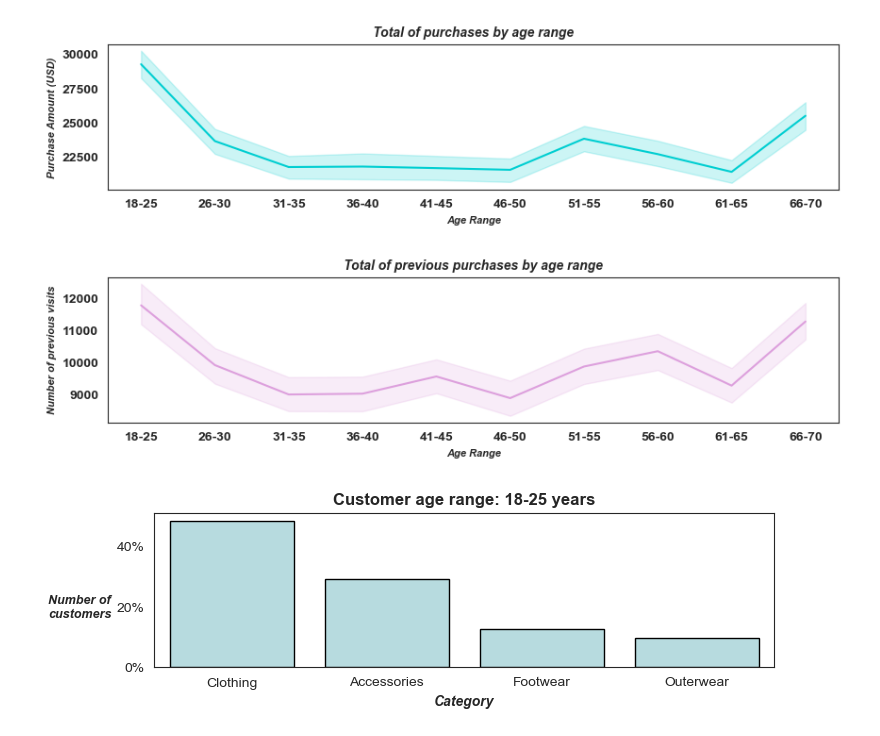
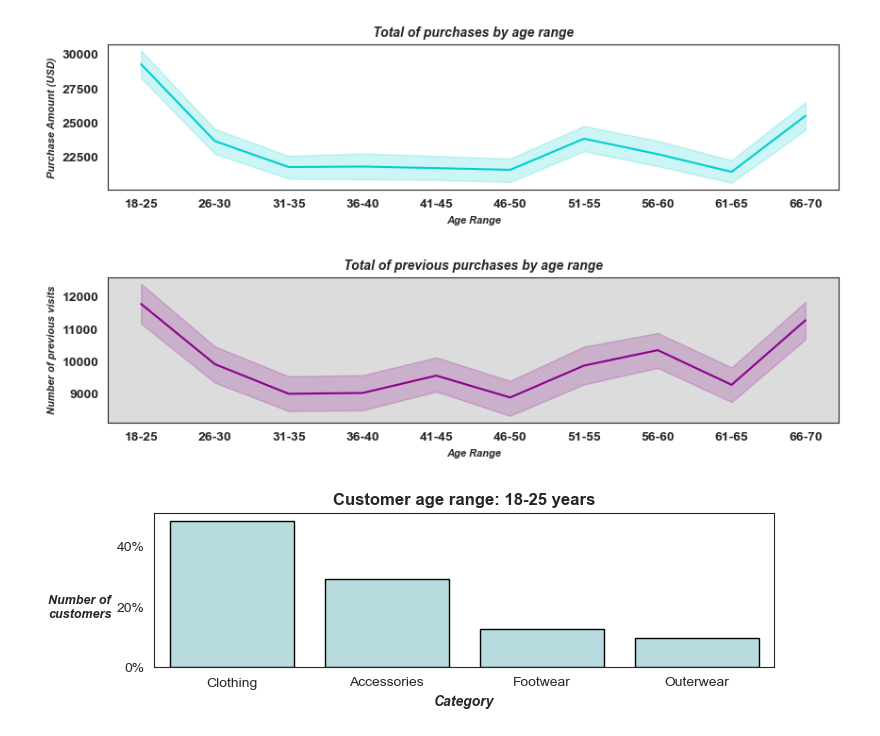
Before and after one commit to molly777yllom/DataDive3_DATA3500, a Jupyter notebook: shopping_trends.ipynb, the cells around one changed output. Drawn from its saved outputs; the diff is of its cells as text; code cells hidden in the pictures.

```diff
--- a/shopping_trends.ipynb
+++ b/shopping_trends.ipynb
@@ -474,20 +474,20 @@ for label in ax.get_yticklabels():
 # %%
 # Plot: Total of previous visits for different age ranges
 f, ax = plt.subplots(figsize=(10, 2))
 plt.subplots_adjust(hspace=0.3, wspace=0.5)
 sns.set_style('white')
-sns.lineplot(x="Age Range", y='Previous Purchases', data=shopping, color='plum', ax=ax, estimator=np.sum)
+sns.lineplot(x="Age Range", y='Previous Purchases', data=shopping, color='darkmagenta', ax=ax, estimator=np.sum)
 ax.set_title('Total of previous purchases by age range', fontsize=10, weight='bold', style='italic', y=1)
 ax.set_xlabel('Age Range', weight='bold', style='italic', size=8)
 ax.set_ylabel('Number of previous visits', weight='bold', style='italic', size=8)
-ax.set_facecolor('white')
+ax.set_facecolor('gainsboro')
 for label in ax.get_xticklabels():
     label.set_weight('bold')
 for label in ax.get_yticklabels():
     label.set_weight('bold')
 plt.show()
 # %% [output]
-[figure, old version]
+[figure, new version]
 # %%
 # Plot: Most-shopped categories for customers aged 18-25 years
 youngest = shopping.query("`Age Range` == '18-25'")  # create filter for the youngest age range
```
Also changed, not shown: parts of 3 cells of this notebook.
